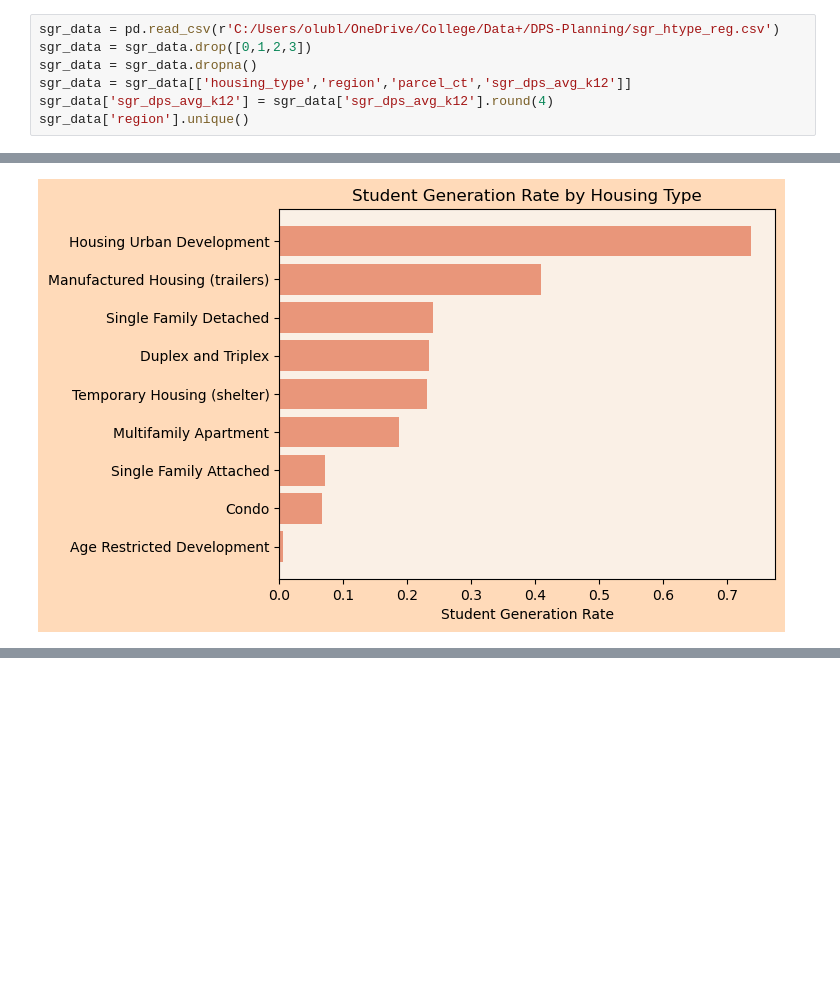
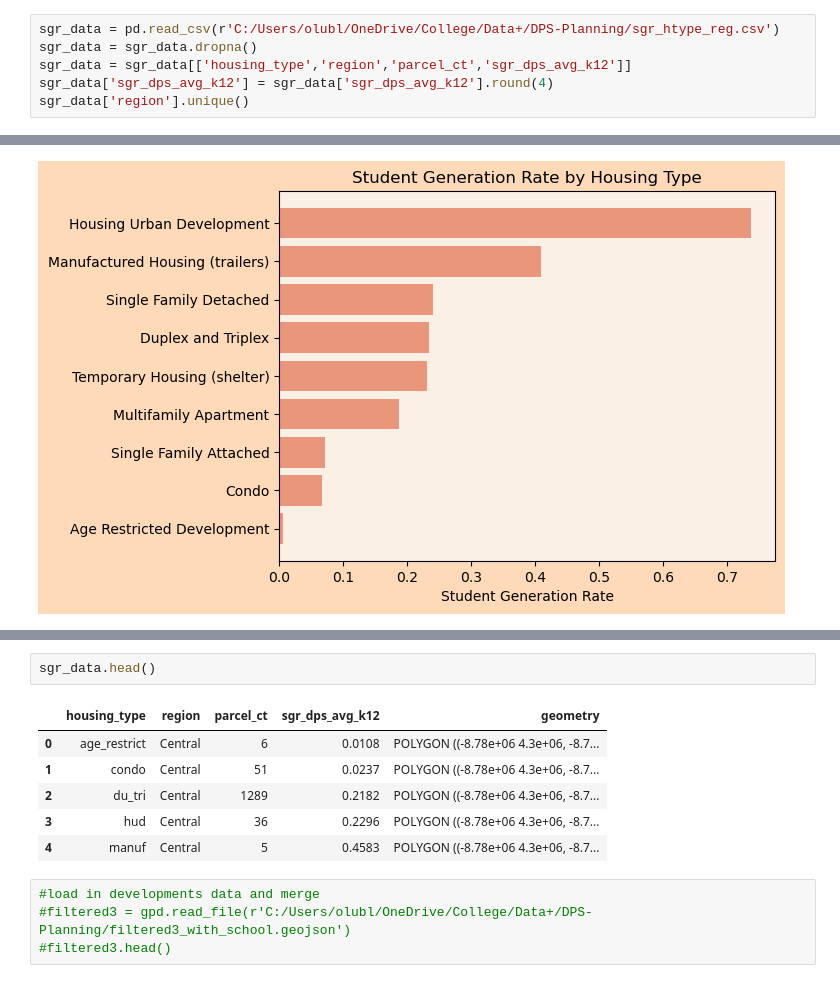
Before and after one commit to olublin/DPS-Planning, a Jupyter notebook: sgr_dev.ipynb, the cells around one changed output, grey strips where cells are left out. Drawn from its saved outputs; the diff is of its cells as text; blank space fills up the shorter version.

```diff
--- a/sgr_dev.ipynb
+++ b/sgr_dev.ipynb
@@ -6,7 +6,6 @@ import matplotlib.pyplot as plt
 from scipy.stats import binom
 # %%
 sgr_data = pd.read_csv(r'C:/Users/olubl/OneDrive/College/Data+/DPS-Planning/sgr_htype_reg.csv')
-sgr_data = sgr_data.drop([0,1,2,3])
 sgr_data = sgr_data.dropna()
 sgr_data = sgr_data[['housing_type','region','parcel_ct','sgr_dps_avg_k12']]
 sgr_data['sgr_dps_avg_k12'] = sgr_data['sgr_dps_avg_k12'].round(4)
@@ -187,0 +183,13 @@ sgr_data.sort_values(by='sgr_dps_avg_k12')
+# %%
+sgr_data.head()
+# %% [output]
+|  | housing_type | region | parcel_ct | sgr_dps_avg_k12 | geometry |
+| 0 | age_restrict | Central | 6 | 0.0108 | POLYGON ((-8.78e+06 4.3e+06, -8.7... |
+| 1 | condo | Central | 51 | 0.0237 | POLYGON ((-8.78e+06 4.3e+06, -8.7... |
+| 2 | du_tri | Central | 1289 | 0.2182 | POLYGON ((-8.78e+06 4.3e+06, -8.7... |
+| 3 | hud | Central | 36 | 0.2296 | POLYGON ((-8.78e+06 4.3e+06, -8.7... |
+| 4 | manuf | Central | 5 | 0.4583 | POLYGON ((-8.78e+06 4.3e+06, -8.7... |
+# %%
+#load in developments data and merge
+#filtered3 = gpd.read_file(r'C:/Users/olubl/OneDrive/College/Data+/DPS-Planning/filtered3_with_school.geojson')
+#filtered3.head()
```
Also changed, not shown: parts of 2 cells of this notebook.
